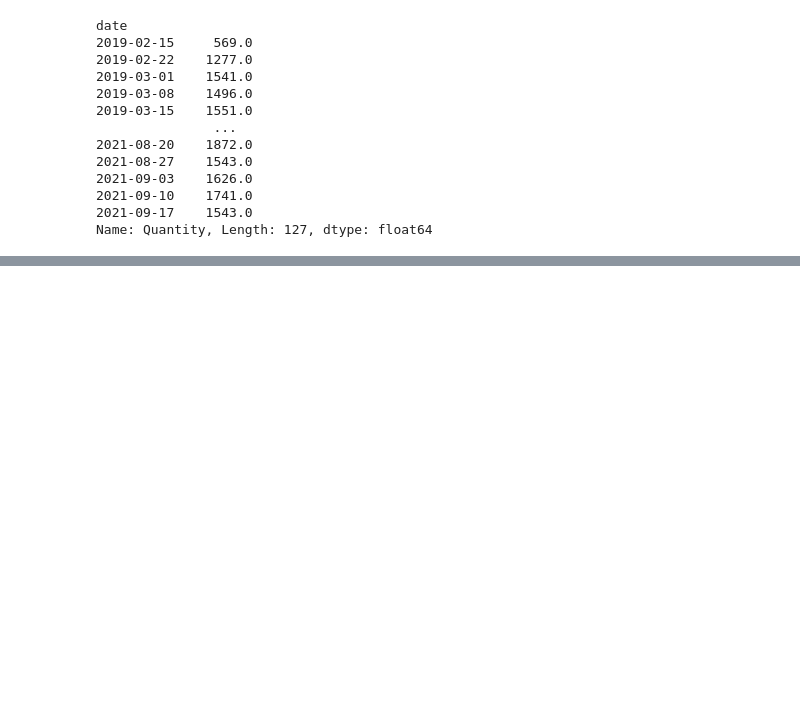
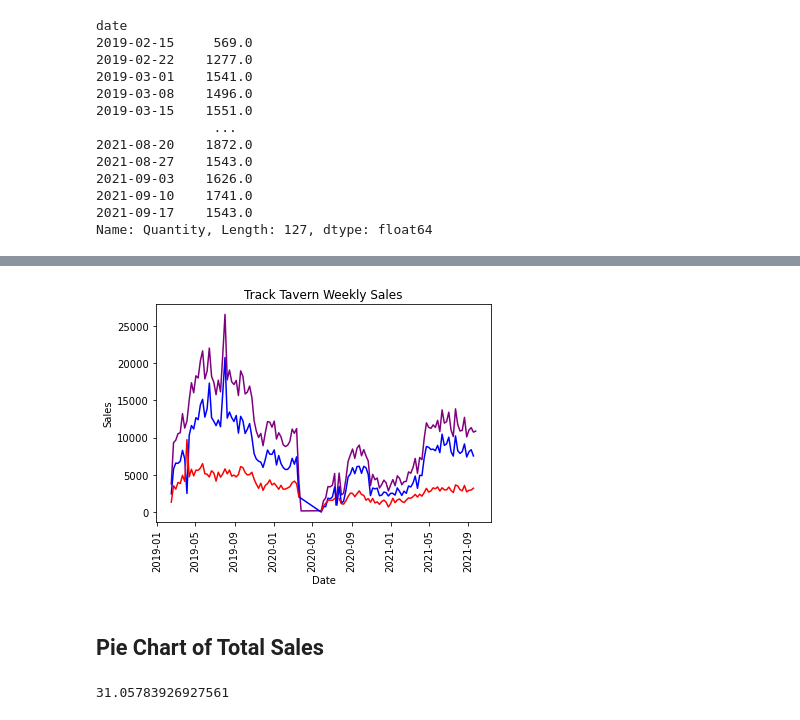
Before and after one commit to jilias/Tracks_Tavern_Data, a Jupyter notebook: sales_etl.ipynb, the cells around one changed output, grey strips where cells are left out. Cells and saved outputs as stored; diff of their text form; code cells hidden in the pictures; blank space fills up the shorter version.

```diff
--- a/sales_etl.ipynb
+++ b/sales_etl.ipynb
@@ -94,0 +200,27 @@ plt.show()
+# %%
+plt.plot(complete_total_weekly_sales.index, complete_total_weekly_sales['Total Sales Amount'], color='purple', label='Total Sales')
+plt.plot(liquor_total_weekly_sales.index, liquor_total_weekly_sales['Licor_Sales_Amount'], color='blue', label='Total Sales')
+plt.plot(food_total_weekly_sales.index, food_total_weekly_sales['Food_Sales_Amount'], color='red', label='Food Sales')
+
+# Create labels for the X and Y axis
+plt.xlabel("Date")
+plt.ylabel("Sales")
+plt.title('Track Tavern Weekly Sales')
+plt.xticks(rotation=90)
+
+# Save and display the chart
+#plt.savefig("")
+plt.show()
+# %% [output]
+[figure, added]
+# %% [markdown]
+## Pie Chart of Total Sales
+# %%
+liquor = liquor_total_weekly_sales['Licor_Sales_Amount'].sum()
+food = food_total_weekly_sales['Food_Sales_Amount'].sum()
+total = liquor + food
+liquor_pct = liquor/total *100
+food_pct = food/total *100
+food_pct
+# %% [output]
+31.05783926927561
```
Also changed, not shown: parts of 18 cells of this notebook.
